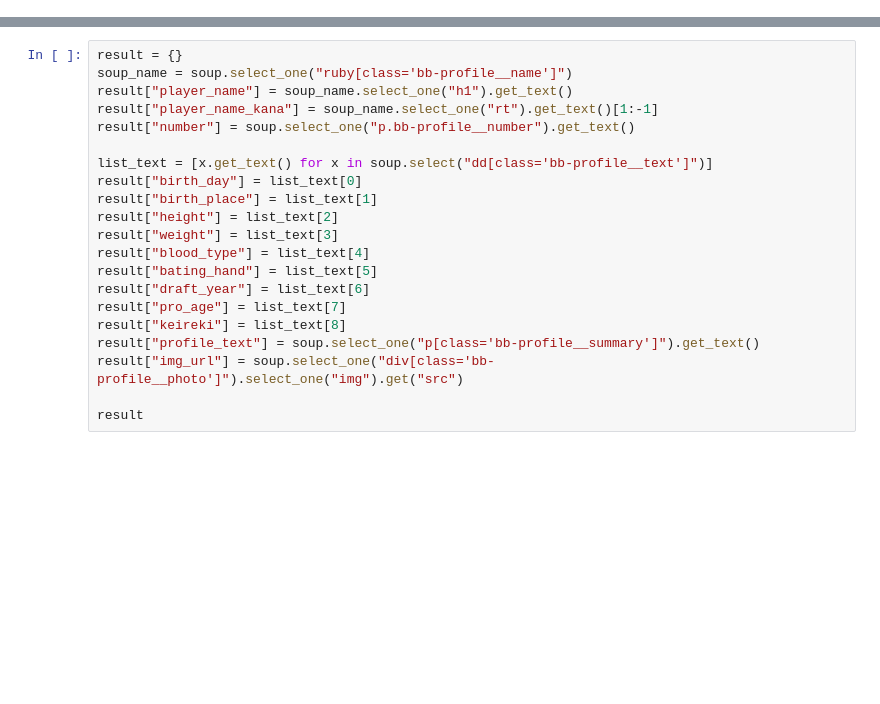
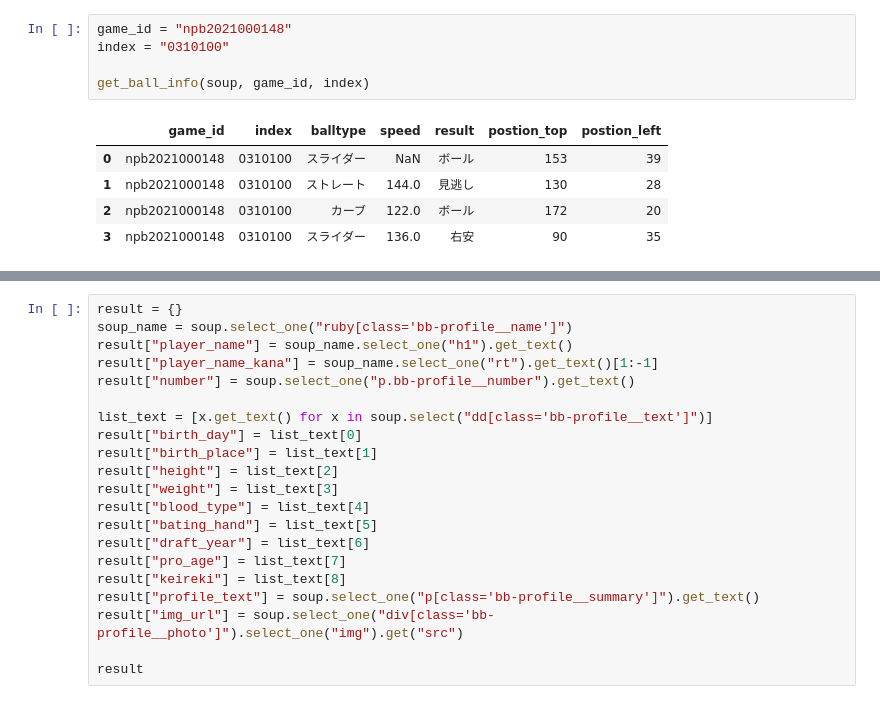
Before and after one commit to fujitako03/ikkyu_sokuho_data, a Jupyter notebook: notebook/test_getting_data.ipynb, the cells around one changed output, grey strips where cells are left out. Drawn from its saved outputs; the diff is of its cells as text; blank space fills up the shorter version.

```diff
--- a/notebook/test_getting_data.ipynb
+++ b/notebook/test_getting_data.ipynb
@@ -56,0 +129,11 @@ success
+# %%
+game_id = "npb2021000148"
+index = "0310100"
+
+get_ball_info(soup, game_id, index)
+# %% [output]
+|  | game_id | index | balltype | speed | result | postion_top | postion_left |
+| 0 | npb2021000148 | 0310100 | スライダー | NaN | ボール | 153 | 39 |
+| 1 | npb2021000148 | 0310100 | ストレート | 144.0 | 見逃し | 130 | 28 |
+| 2 | npb2021000148 | 0310100 | カーブ | 122.0 | ボール | 172 | 20 |
+| 3 | npb2021000148 | 0310100 | スライダー | 136.0 | 右安 | 90 | 35 |
```
Also changed, not shown: parts of 7 cells of this notebook.
